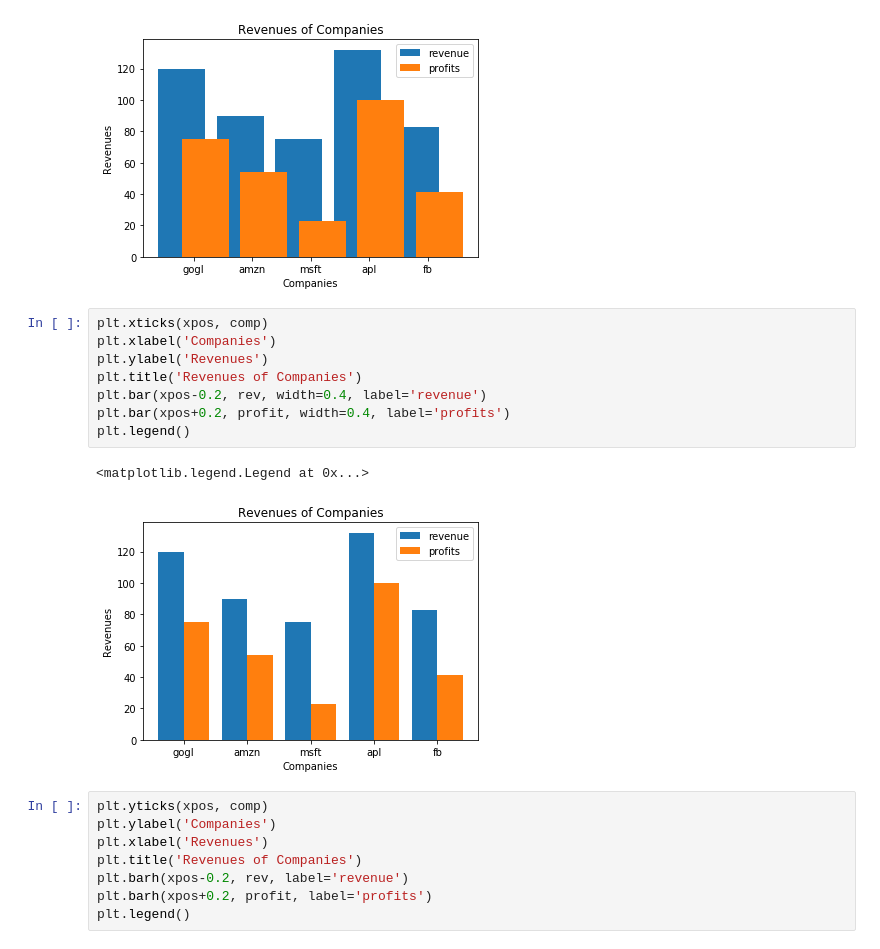
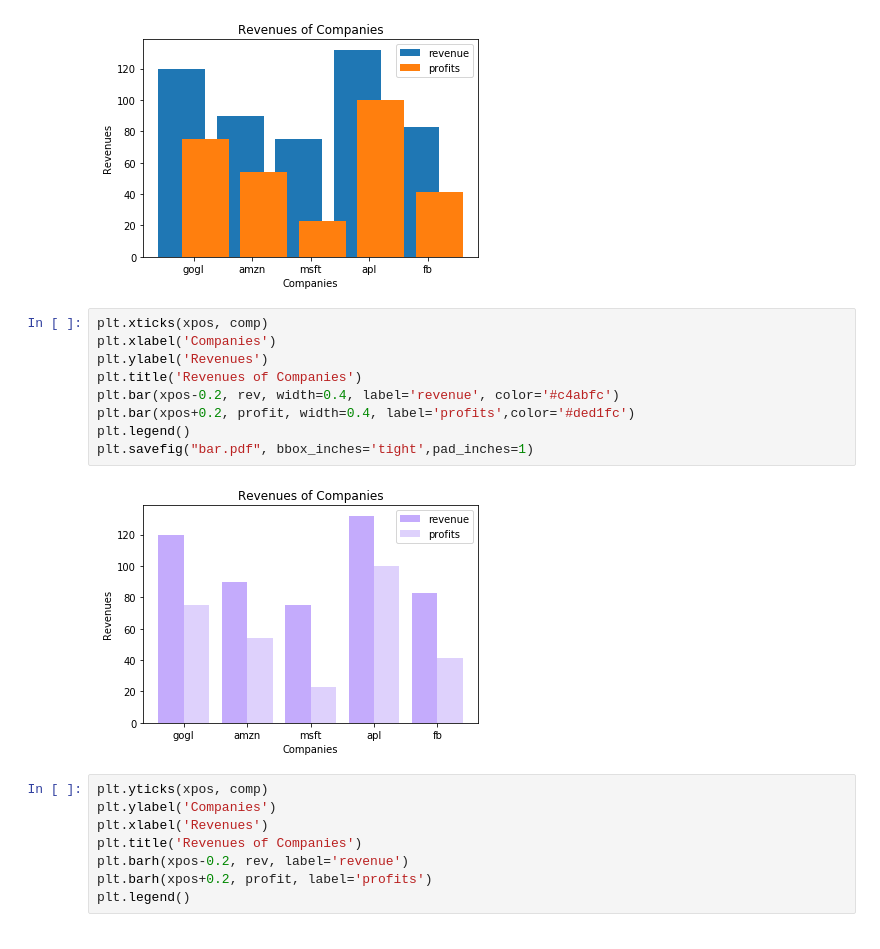
Before and after one commit to senapati-deepak/plotting, a Jupyter notebook: bar charts.ipynb, the cells around one changed output. Cells and saved outputs as stored; diff of their text form.

```diff
--- a/bar charts.ipynb
+++ b/bar charts.ipynb
@@ -59,14 +59,14 @@ plt.legend()
 # %%
 plt.xticks(xpos, comp)
 plt.xlabel('Companies')
 plt.ylabel('Revenues')
 plt.title('Revenues of Companies')
-plt.bar(xpos-0.2, rev, width=0.4, label='revenue')
-plt.bar(xpos+0.2, profit, width=0.4, label='profits')
+plt.bar(xpos-0.2, rev, width=0.4, label='revenue', color='#c4abfc')
+plt.bar(xpos+0.2, profit, width=0.4, label='profits',color='#ded1fc')
 plt.legend()
+plt.savefig("bar.pdf", bbox_inches='tight',pad_inches=1)
 # %% [output]
-<matplotlib.legend.Legend at 0x...>
-[figure, old version]
+[figure, new version]
 # %%
 plt.yticks(xpos, comp)
 plt.ylabel('Companies')
```
Also changed, not shown: 4 other files.
